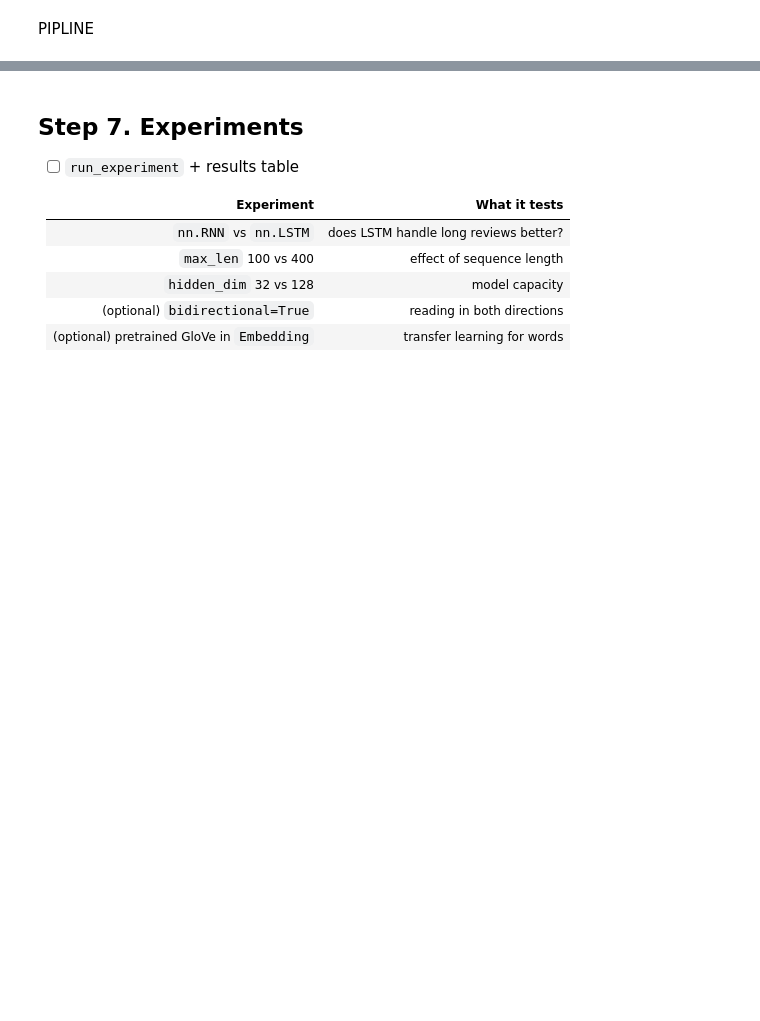
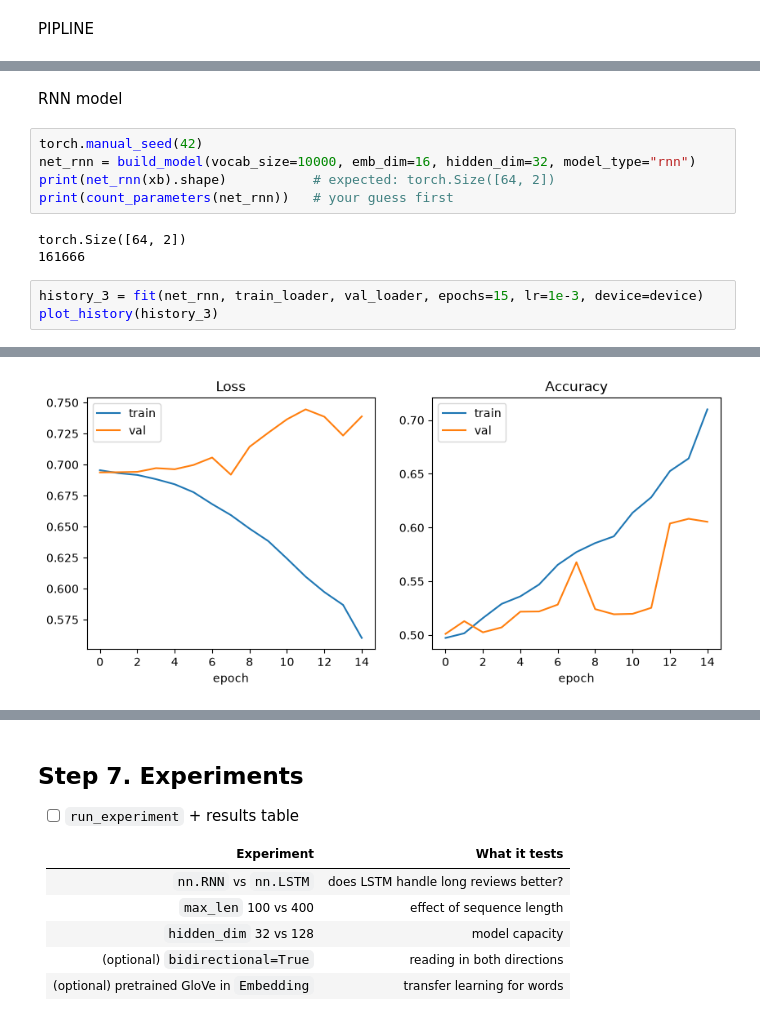
Before and after one commit to michallitwin/python-learning, a Jupyter notebook: python_dl/Deep_learning/rnn_project.ipynb, the cells around one changed output, grey strips where cells are left out. Cells and saved outputs as stored; diff of their text form; blank space fills up the shorter version.

```diff
--- a/python_dl/Deep_learning/rnn_project.ipynb
+++ b/python_dl/Deep_learning/rnn_project.ipynb
@@ -536,0 +693,14 @@ PIPLINE
+# %% [markdown]
+RNN model
+# %%
+torch.manual_seed(42)
+net_rnn = build_model(vocab_size=10000, emb_dim=16, hidden_dim=32, model_type="rnn")
+print(net_rnn(xb).shape)           # expected: torch.Size([64, 2])
+print(count_parameters(net_rnn))   # your guess first
+# %% [output]
+torch.Size([64, 2])
+161666
+# %%
+history_3 = fit(net_rnn, train_loader, val_loader, epochs=15, lr=1e-3, device=device)
+plot_history(history_3)
+# %% [output]
@@ -536,0 +722 @@ PIPLINE
+[figure, added]
```
Also changed, not shown: parts of 21 cells of this notebook, 1 other file.
